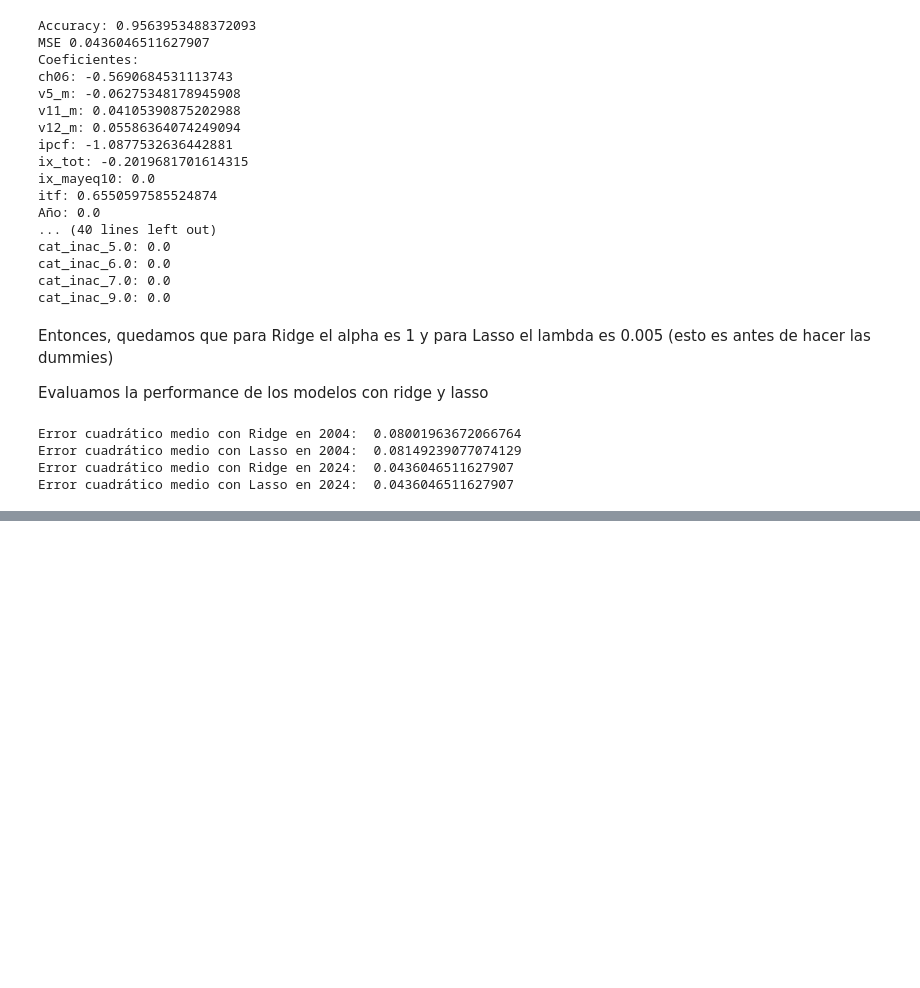
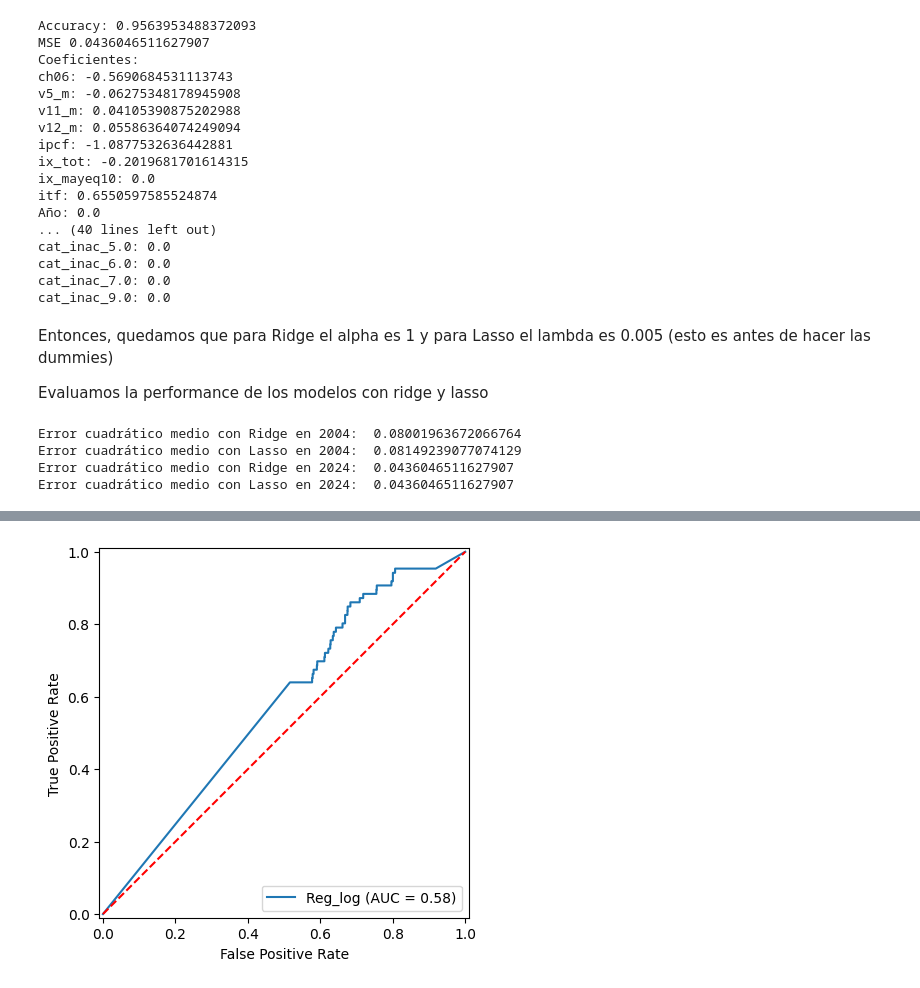
Before and after one commit to roluque/CC408-T2-3, a Jupyter notebook: TP4/TP 4.ipynb, the cells around one changed output, grey strips where cells are left out. Cells and saved outputs as stored; diff of their text form; code cells hidden in the pictures; blank space fills up the shorter version.

```diff
--- a/TP4/TP 4.ipynb
+++ b/TP4/TP 4.ipynb
@@ -1090,8 +944,9 @@ cat_inac_9.0: 0.11253196326052894
 lasso_logistic_2024 = LogisticRegression(penalty='l1', solver='liblinear', C=1.0, random_state=101)
 lasso_logistic_2024.fit(X_train_2024_transformed, y_train_2024)
 y_pred_2024_lasso = lasso_logistic_2024.predict(X_test_2024_transformed)
+y_test_pred_score_log_2024 = lasso_logistic_2024.predict_proba(X_test_2024)[:,1]
 accuracy = accuracy_score(y_test_2024, y_pred_2024_lasso)
-ecm_lasso_2024 = mean_squared_error(y_test_2024, y_pred_2024)
+ecm_lasso_2024 = mean_squared_error(y_test_2024, y_pred_2024_lasso)
 print(f"Accuracy: {accuracy}")
 print("MSE", ecm_lasso_2024)
 print("Coeficientes:")
@@ -1133,0 +1071,8 @@ Si yo quiero elegir entre ridge y lasso, tengo que hacer el ECM de CV tanto de r
+# %%
+# Ahora calculamos AUC y ROC para la regresión logística del 2024.
+auc_log_2024 = roc_auc_score(y_test_2024, y_test_pred_score_log_2024)
+print('AUC: %.4f' % auc_log_2024)
+fpr_log_2024, tpr_log_2024, thresholds_log_2024 = roc_curve(y_test_2024, y_test_pred_score_log_2024, drop_intermediate=False)  # drop_intermediate=False nos da mas thresholds ('c') para probar
+print('Thresholds:', thresholds_log_2024)
+print('FPR:', fpr_log_2024)
+print('TPR:', tpr_log_2024)
@@ -1133,0 +1097,8 @@ Si yo quiero elegir entre ridge y lasso, tengo que hacer el ECM de CV tanto de r
+# %%
+#Graficamos la curva ROC para la regresión logística del 2024.
+display_log_2024 = RocCurveDisplay(fpr=fpr_log_2024, tpr=tpr_log_2024, roc_auc=auc_log_2024, estimator_name='Reg_log')
+display_log_2024.plot()
+plt.plot([0, 1], [0, 1], color='red', linestyle='--')
+plt.show()
+# %% [output]
+[figure, added]
```
Also changed, not shown: parts of 27 cells of this notebook.
